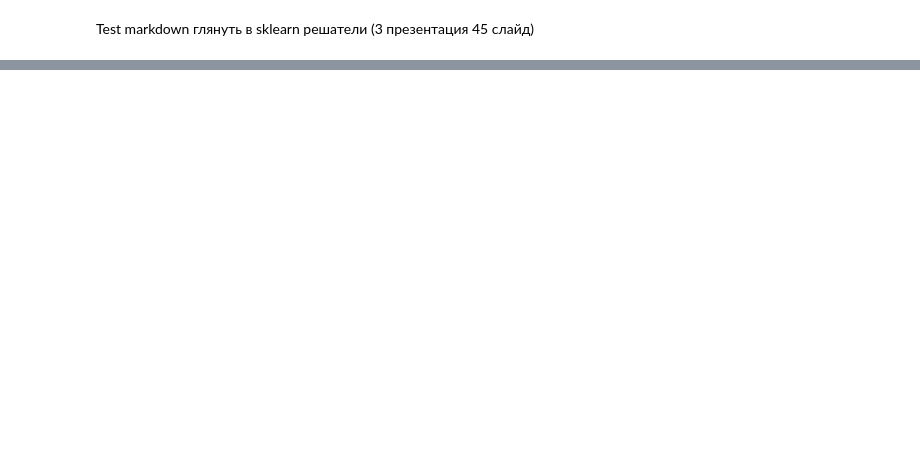
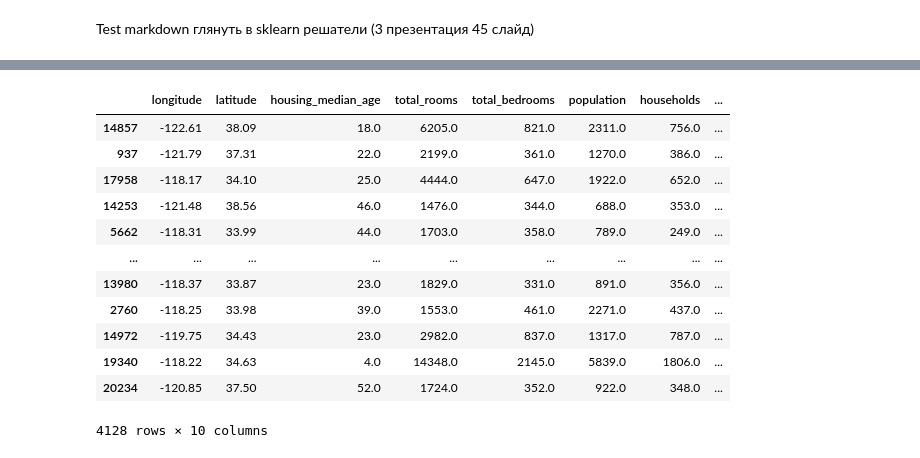
Before and after one commit to colosss/ml_ucheba, a Jupyter notebook: dz_1.ipynb, the cells around one changed output, grey strips where cells are left out. Saved outputs shown, nothing was run; the diff lists cells and outputs as text; code cells hidden in the pictures; blank space fills up the shorter version.

```diff
--- a/dz_1.ipynb
+++ b/dz_1.ipynb
@@ -249,0 +366,28 @@ plt.show()
+# %%
+def split_train_test(data, test_ratio):
+    shuffled_indices=np.random.permutation(len(data))
+    test_set_size=int(len(data)*test_ratio)
+    test_indices=shuffled_indices[:test_set_size]
+    train_indices=shuffled_indices[test_set_size:]
+    return data.iloc[train_indices], data.iloc[test_indices]
+
+train_set_1, test_set_1=split_train_test(housing, 0.2)
+
+
+# train_set_1
+
+test_set_1
+# %% [output]
+|  | longitude | latitude | housing_median_age | total_rooms | total_bedrooms | population | households | ... |
+| 14857 | -122.61 | 38.09 | 18.0 | 6205.0 | 821.0 | 2311.0 | 756.0 | ... |
+| 937 | -121.79 | 37.31 | 22.0 | 2199.0 | 361.0 | 1270.0 | 386.0 | ... |
+| 17958 | -118.17 | 34.10 | 25.0 | 4444.0 | 647.0 | 1922.0 | 652.0 | ... |
+| 14253 | -121.48 | 38.56 | 46.0 | 1476.0 | 344.0 | 688.0 | 353.0 | ... |
+| 5662 | -118.31 | 33.99 | 44.0 | 1703.0 | 358.0 | 789.0 | 249.0 | ... |
+| ... | ... | ... | ... | ... | ... | ... | ... | ... |
+| 13980 | -118.37 | 33.87 | 23.0 | 1829.0 | 331.0 | 891.0 | 356.0 | ... |
+| 2760 | -118.25 | 33.98 | 39.0 | 1553.0 | 461.0 | 2271.0 | 437.0 | ... |
+| 14972 | -119.75 | 34.43 | 23.0 | 2982.0 | 837.0 | 1317.0 | 787.0 | ... |
+| 19340 | -118.22 | 34.63 | 4.0 | 14348.0 | 2145.0 | 5839.0 | 1806.0 | ... |
+| 20234 | -120.85 | 37.50 | 52.0 | 1724.0 | 352.0 | 922.0 | 348.0 | ... |
+4128 rows × 10 columns
```
Also changed, not shown: parts of 25 cells of this notebook, 2 other files.
